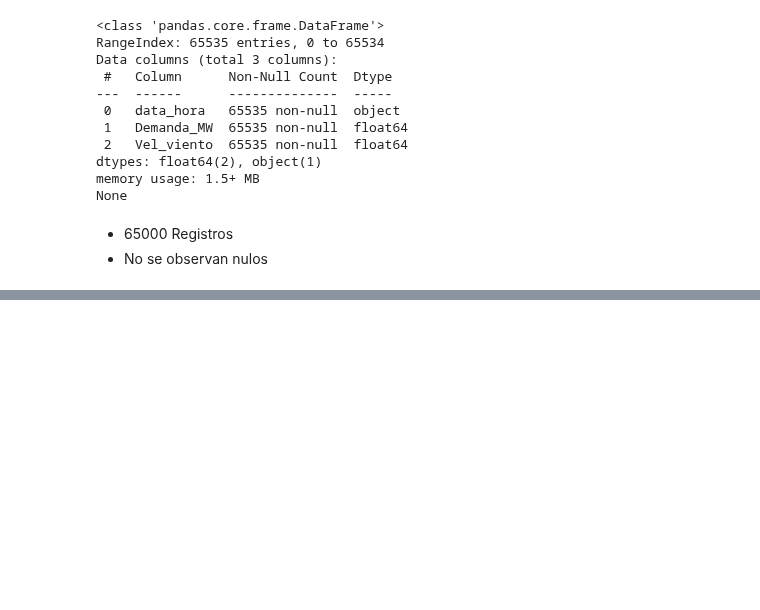
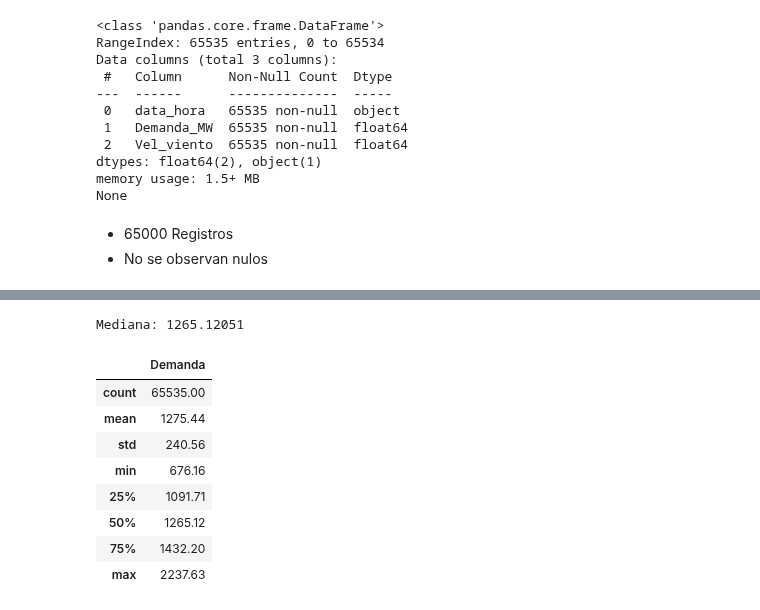
Before and after one commit to AndresMontesDeOca/TimeSeries, a Jupyter notebook: TP1.ipynb, the cells around one changed output, grey strips where cells are left out. Cells and saved outputs as stored; diff of their text form; code cells hidden in the pictures; blank space fills up the shorter version.

```diff
--- a/TP1.ipynb
+++ b/TP1.ipynb
@@ -88,0 +132,21 @@ display(data.head())
+# %%
+# Calculamos la Mediana general
+median_demand = data['Demanda'][data['Demanda'].between(600, 2500)].median()
+print('Mediana:', median_demand)
+
+# Reemplazar valores extremos y negativos por la mediana calculada
+data['Demanda'] = data['Demanda'].apply(lambda x: median_demand if x > 2500 or x < 600 else x)
+
+# Hacemos otro Describe para verificar la correccion de los errores
+display(data.describe())
+# %% [output]
+Mediana: 1265.12051
+|  | Demanda |
+| count | 65535.00 |
+| mean | 1275.44 |
+| std | 240.56 |
+| min | 676.16 |
+| 25% | 1091.71 |
+| 50% | 1265.12 |
+| 75% | 1432.20 |
+| max | 2237.63 |
```
Also changed, not shown: parts of 8 cells of this notebook.
